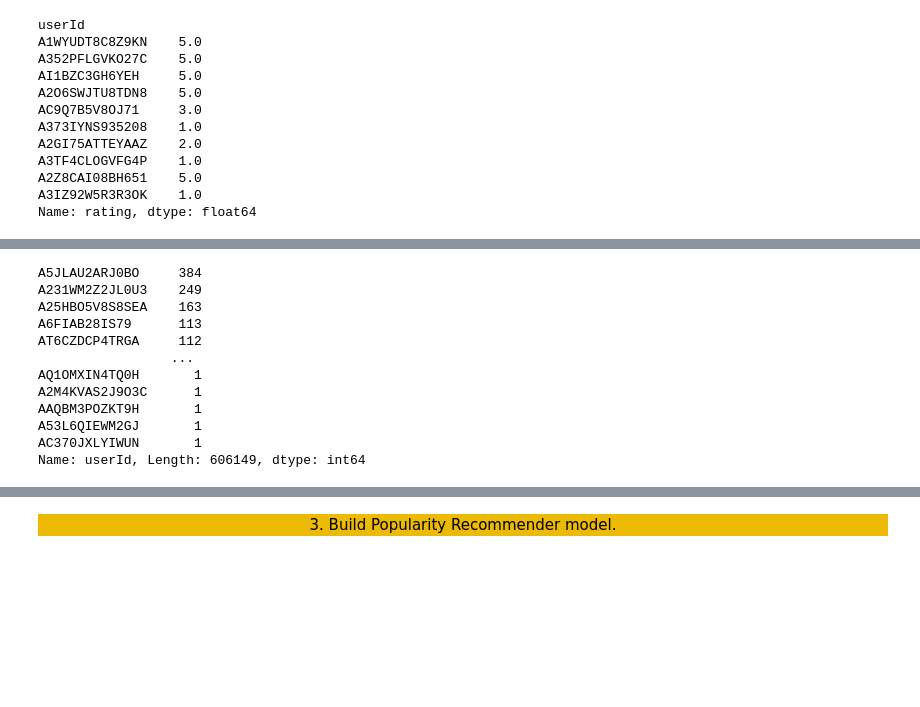
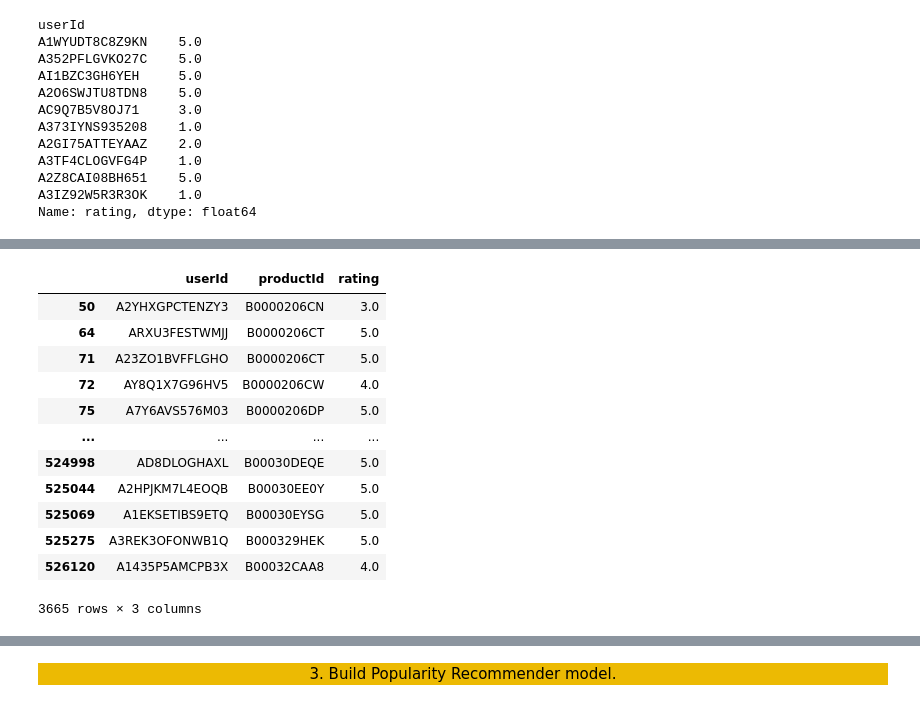
Before and after one commit to Elhassan7/Recommandation-system-_-Amazon, a Jupyter notebook: First System/product-recommendation code.ipynb, the cells around one changed output, grey strips where cells are left out. Drawn from its saved outputs; the diff is of its cells as text; code cells hidden in the pictures; blank space fills up the shorter version.

```diff
--- a/First System/product-recommendation code.ipynb
+++ b/First System/product-recommendation code.ipynb
@@ -131,23 +131,24 @@ Total No of products  : 47105
 # %%
 #Keep the users where the user has rated more than 50
 
 counts1 = df['userId'].value_counts()
 #print(counts1)
-Data_new = df[df['userId'].isin(counts1[counts1 >= 50].index)]
-counts1
+Data_new = df[df['userId'].isin(counts1[counts1 >= 25].index)]
+Data_new
 # %% [output]
+|  | userId | productId | rating |
+| 50 | A2YHXGPCTENZY3 | B0000206CN | 3.0 |
+| 64 | ARXU3FESTWMJJ | B0000206CT | 5.0 |
+| 71 | A23ZO1BVFFLGHO | B0000206CT | 5.0 |
+| 72 | AY8Q1X7G96HV5 | B0000206CW | 4.0 |
+| 75 | A7Y6AVS576M03 | B0000206DP | 5.0 |
+| ... | ... | ... | ... |
+| 524998 | AD8DLOGHAXL | B00030DEQE | 5.0 |
+| 525044 | A2HPJKM7L4EOQB | B00030EE0Y | 5.0 |
+| 525069 | A1EKSETIBS9ETQ | B00030EYSG | 5.0 |
+| 525275 | A3REK3OFONWB1Q | B000329HEK | 5.0 |
+| 526120 | A1435P5AMCPB3X | B00032CAA8 | 4.0 |
-A5JLAU2ARJ0BO     384
-A231WM2Z2JL0U3    249
-A25HBO5V8S8SEA    163
-A6FIAB28IS79      113
-AT6CZDCP4TRGA     112
-                 ...
-AQ1OMXIN4TQ0H       1
-A2M4KVAS2J9O3C      1
-AAQBM3POZKT9H       1
-A53L6QIEWM2GJ       1
-AC370JXLYIWUN       1
-Name: userId, Length: 606149, dtype: int64
+3665 rows × 3 columns
 # %%
 #highest rated products from the selected records.
 
```
Also changed, not shown: parts of 6 cells of this notebook.
